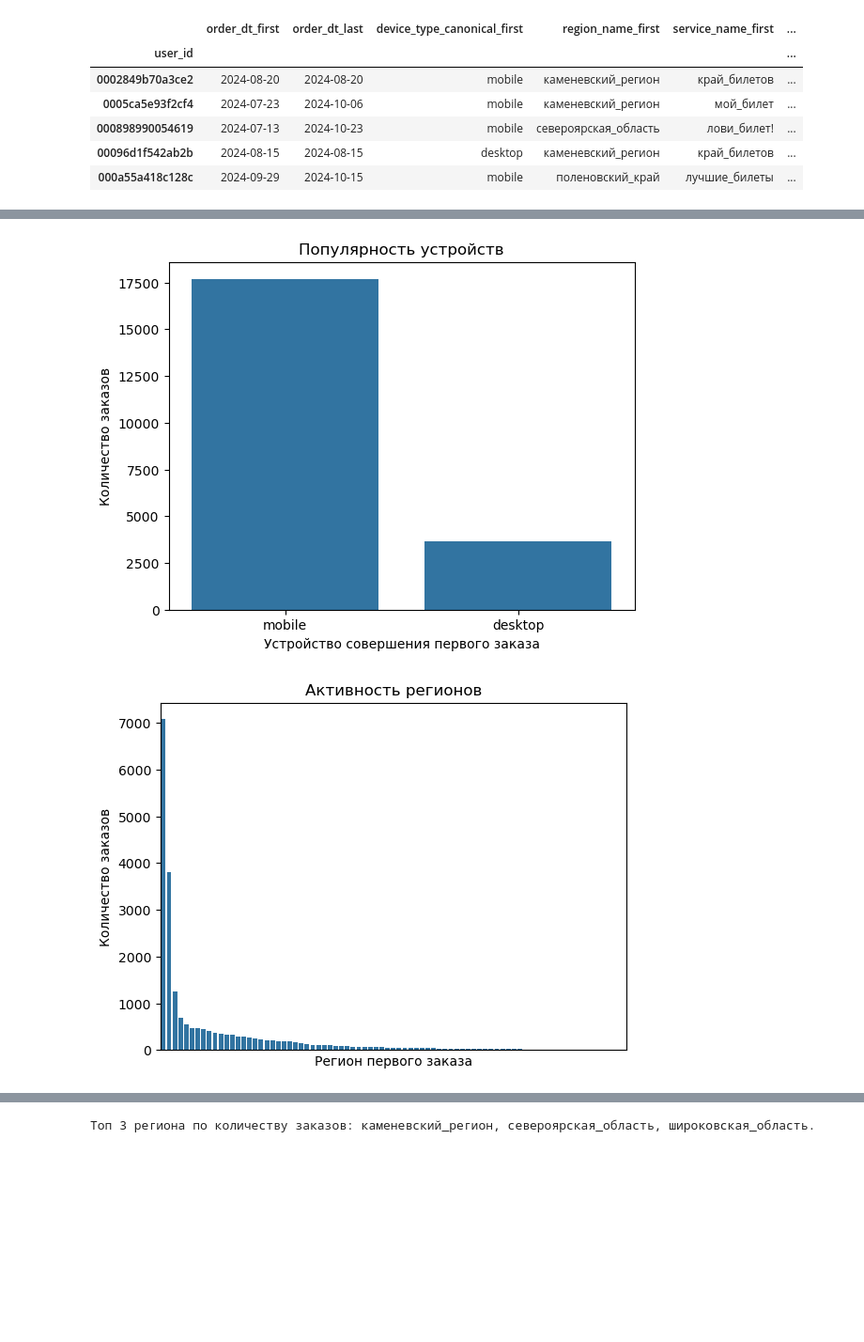
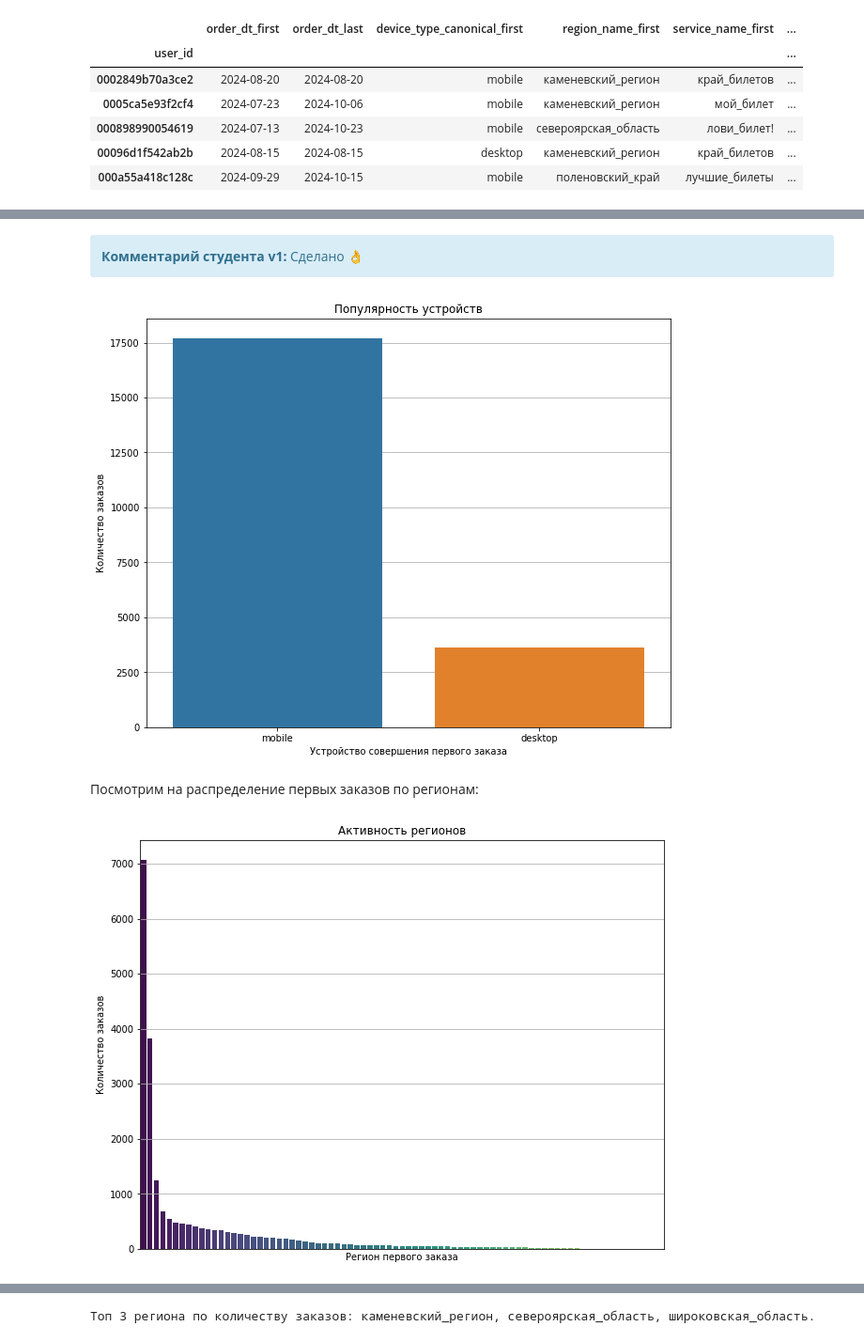
Before and after one commit to ivmulin/afisha_analysis, a Jupyter notebook: notebook.ipynb, the cells around one changed output, grey strips where cells are left out. Shown at 94% size. Saved outputs shown, nothing was run; the diff lists cells and outputs as text; code cells hidden in the pictures; blank space fills up the shorter version.

```diff
--- a/notebook.ipynb
+++ b/notebook.ipynb
@@ -700,0 +955,4 @@ memory usage: 20.5 MB
+# %%
+to_investigate = df.loc[df[duplicates_to_regard].duplicated(keep=False)]
+
+to_investigate
@@ -700,0 +1076,3 @@ memory usage: 20.5 MB
+# %%
+counts = to_investigate['event_type_main'].value_counts()
+counts.loc[counts > 0]
@@ -700,0 +1090,9 @@ memory usage: 20.5 MB
+# %%
+before = df.shape[0]
+df.drop_duplicates(duplicates_to_regard, inplace=True)
+after = df.shape[0]
+
+diff = before - after
+ratio = diff / before
+
+print(f"Избавились от {diff} дубликатов, что составило {ratio * 100:.2f}% данных 👌")
@@ -1070,13 +1544,17 @@ df_agged.head()
 | 00096d1f542ab2b | 2024-08-15 | 2024-08-15 | desktop | каменевский_регион | край_билетов | ... |
 | 000a55a418c128c | 2024-09-29 | 2024-10-15 | mobile | поленовский_край | лучшие_билеты | ... |
 # %%
-def show_group_counts(col: pd.Series) -> pd.DataFrame:
+def show_group_counts(df: pd.DataFrame, col_name: str) -> pd.DataFrame:
     """
     Считает количество строк по категориям и их доли
     """
+    col = df[col_name]
     counts = col.value_counts()
     percentages = (col.value_counts(normalize=True) * 100).round(2).astype(str) + '%'
 
     col_info = pd.concat([counts, percentages], axis=1, keys=['Количество заказов', 'Доля заказов'])
+    col_info.index = col_info.index.rename(col_name)
+    col_info = col_info.reset_index()
+
     return col_info
 # %%
@@ -1100,12 +1599,20 @@ plt.show()
+# %% [markdown]
+<div class="alert alert-info"> <b>Комментарий студента v1:</b>
+Сделано 👌
+</div>
 # %%
-device_first = show_group_counts(df_agged['device_type_canonical_first'])
+plt.figure(figsize=(10, 8))
+plt.grid('x')
+
+device_first = show_group_counts(df_agged, 'device_type_canonical_first')
 device_first = device_first.sort_values(by='Количество заказов', ascending=False)
 
 sns.barplot(
     data=device_first,
     x='device_type_canonical_first',
     y='Количество заказов',
-    order=device_first.index
+    order=device_first['device_type_canonical_first'],
+    zorder=3
 )
 
 plt.title('Популярность устройств')
@@ -1114,24 +1621,30 @@ plt.ylabel('Количество заказов')
 
 plt.show()
 # %% [output]
-[figure, old version]
+[figure, new version]
+# %% [markdown]
+Посмотрим на распределение первых заказов по регионам:
 # %%
-region_first = show_group_counts(df_agged['region_name_first'])
+plt.figure(figsize=(10, 8))
+plt.grid('x')
+
+region_first = show_group_counts(df_agged, 'region_name_first')
 region_first = region_first.sort_values(by='Количество заказов', ascending=False)
 
 sns.barplot(
     data=region_first,
     x='region_name_first',
     y='Количество заказов',
-    order=region_first.index
+    palette='viridis',
+    order=region_first['region_name_first']
 )
 
 plt.xticks([])
 
 plt.title('Активность регионов')
 plt.xlabel('Регион первого заказа')
 plt.ylabel('Количество заказов')
 
 plt.show()
 # %% [output]
-[figure, old version]
+[figure, new version]
```
Also changed, not shown: parts of 152 cells of this notebook, 1 other file.
